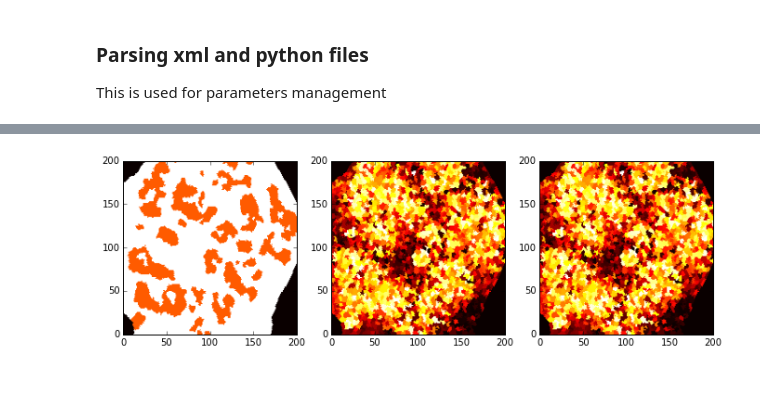
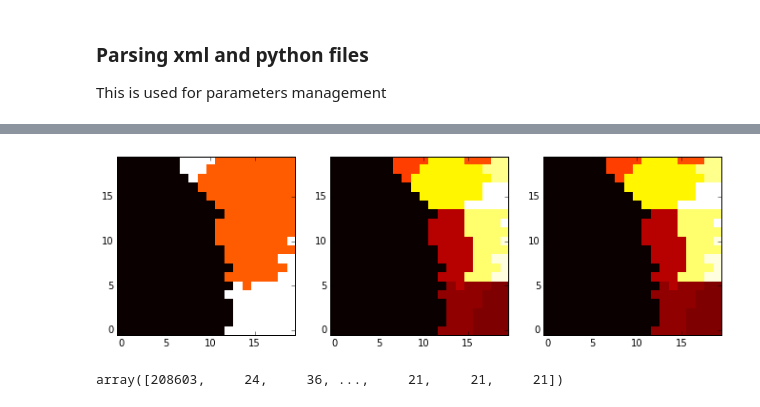
Before and after one commit to glyg/CancerStemCells_GGH, a Jupyter notebook: Notebooks/CompuCell3D simulations Importer.ipynb, the cells around one changed output, grey strips where cells are left out. Drawn from its saved outputs; the diff is of its cells as text; code cells hidden in the pictures.

```diff
--- a/Notebooks/CompuCell3D simulations Importer.ipynb
+++ b/Notebooks/CompuCell3D simulations Importer.ipynb
@@ -138,15 +137,15 @@ cluster_id = vtk_to_numpy(field_data.GetPointData().GetArray('ClusterId')).resha
 
 reader.CloseVTKFile()
 # %%
-ppi = 90. # pixel per inch
+dpi = 90. # pixel per inch
 pix_width = 1024
 pix_height = 720
 
-f_size_i = (pix_width/ppi, pix_height/ppi)
+f_size_i = (pix_width/dpi, pix_height/dpi)
 
 fig, axes = plt.subplots(1, 3)
 fig.set_size_inches(f_size_i)
 for ax, data in zip(axes, [cell_type, cell_id, cluster_id]):
-    ax.imshow(data[:200, :200], cmap='hot', origin='lower')
+    ax.imshow(data[:20, :20], cmap='hot', origin='lower', interpolation='nearest')
 # %% [output]
-[figure, old version]
+[figure, new version]
@@ -152,0 +154,4 @@ for ax, data in zip(axes, [cell_type, cell_id, cluster_id]):
+# %%
+np.bincount(cell_id.ravel())
+# %% [output]
+array([208603,     24,     36, ...,     21,     21,     21])
```
Also changed, not shown: parts of 25 cells of this notebook, 3 other files.
